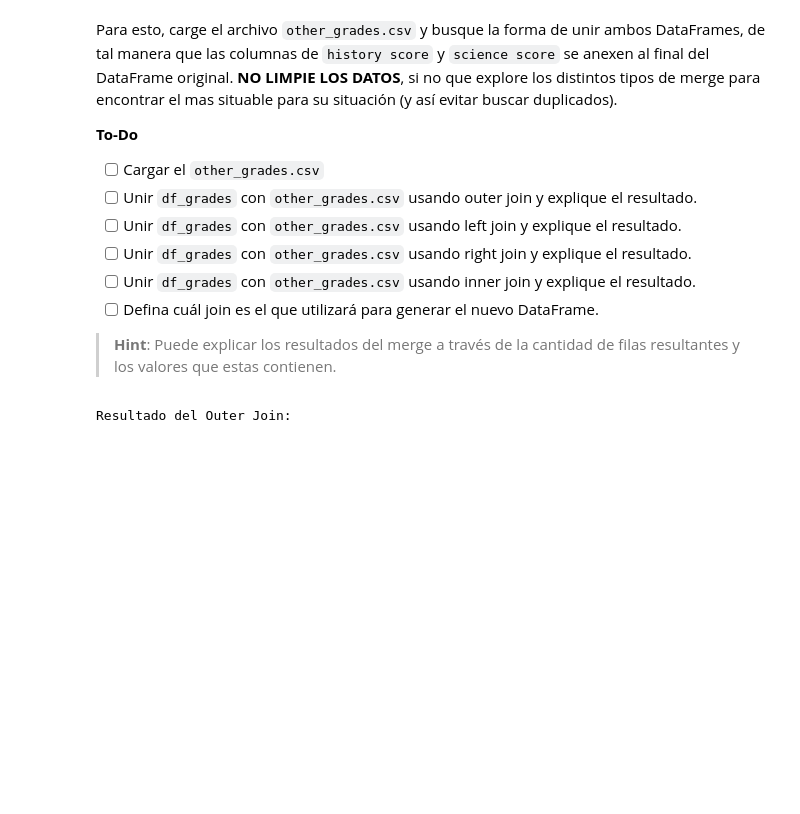
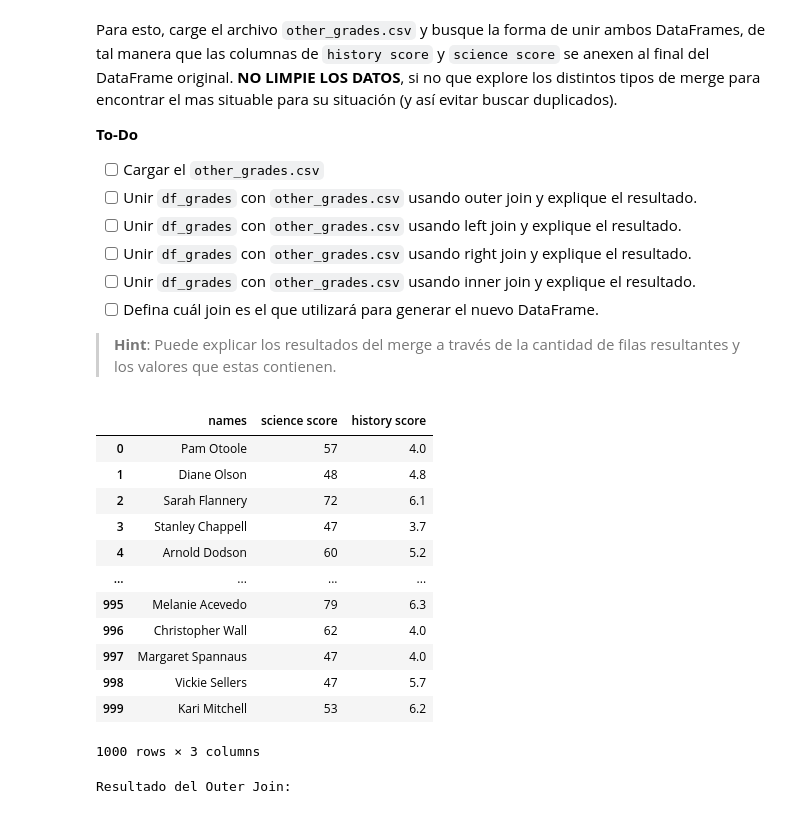
Before and after one commit to CrisFTP/Laboratorios, a Jupyter notebook: lab3/lab3_entrega.ipynb, the cells around one changed output. Saved outputs shown, nothing was run; the diff lists cells and outputs as text; code cells hidden in the pictures; blank space fills up the shorter version.

```diff
--- a/lab3/Lab3 (1).ipynb
+++ b/lab3/lab3_entrega.ipynb
@@ -989,8 +1023,24 @@ Para esto, carge el archivo `other_grades.csv` y busque la forma de unir ambos D
 # %%
 # Inserte su respuesta aquí
 
 #Cargamos el nuevo archivo JSON con Pandas
 data_otro = pd.read_csv("/content/drive/MyDrive/lab3/other_grades.csv", dtype=dtypes)
+data_otro.shape
+display(data_otro)
+# %% [output]
+|  | names | science score | history score |
+| 0 | Pam Otoole | 57 | 4.0 |
+| 1 | Diane Olson | 48 | 4.8 |
+| 2 | Sarah Flannery | 72 | 6.1 |
+| 3 | Stanley Chappell | 47 | 3.7 |
+| 4 | Arnold Dodson | 60 | 5.2 |
+| ... | ... | ... | ... |
+| 995 | Melanie Acevedo | 79 | 6.3 |
+| 996 | Christopher Wall | 62 | 4.0 |
+| 997 | Margaret Spannaus | 47 | 4.0 |
+| 998 | Vickie Sellers | 47 | 5.7 |
+| 999 | Kari Mitchell | 53 | 6.2 |
+1000 rows × 3 columns
 # %%
 merged_outer = df_grades.merge(data_otro, how='outer')
 print("Resultado del Outer Join:")
```
Also changed, not shown: parts of 23 cells of this notebook, 1 other file.
